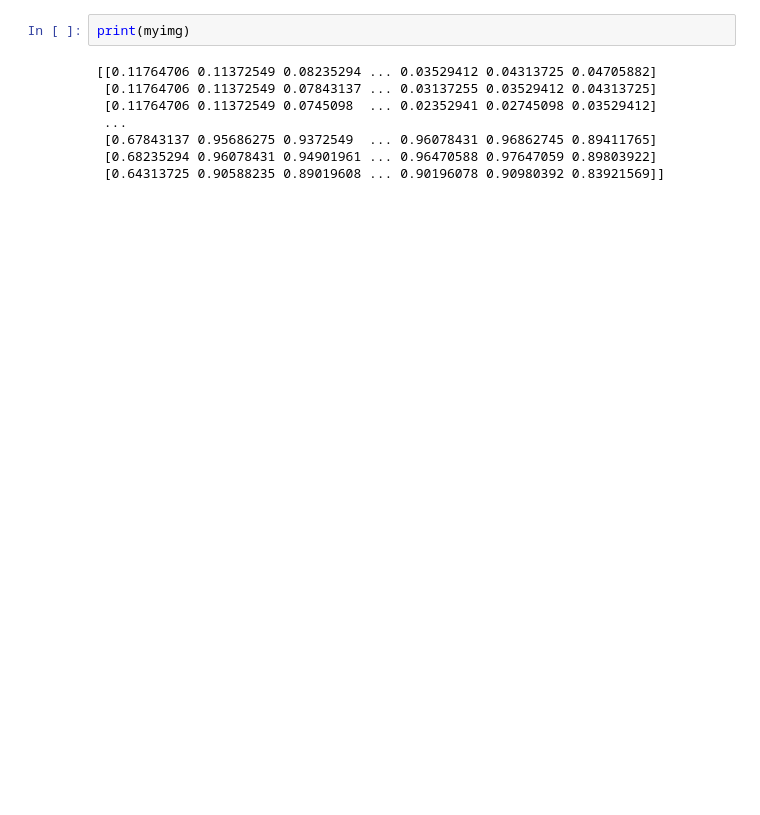
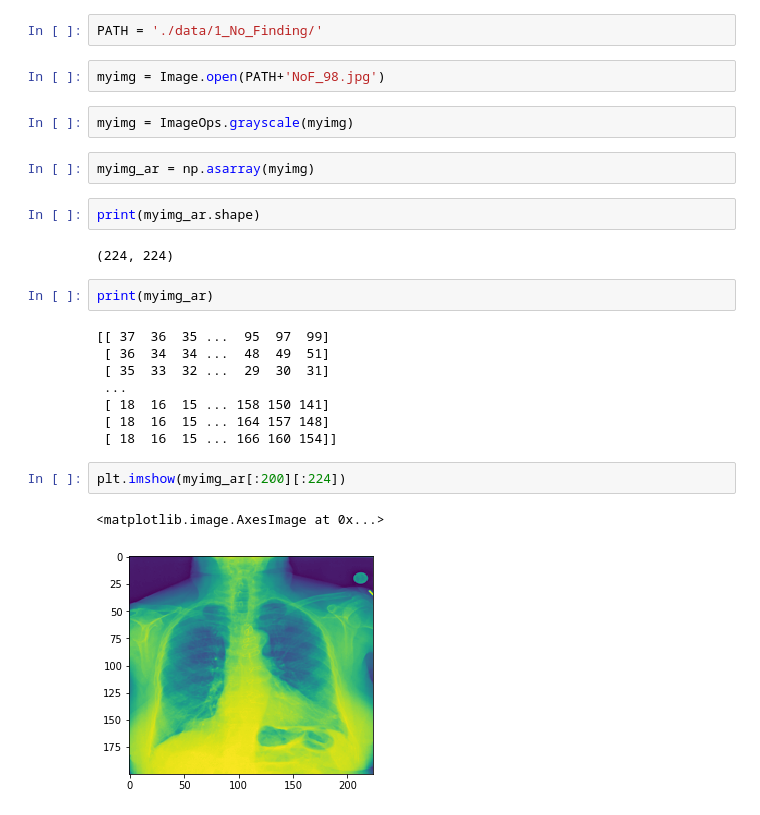
Before and after one commit to RioRocker97/myAI_Project, a Jupyter notebook: Clean_Image.ipynb, the cells around one changed output. Saved outputs shown, nothing was run; the diff lists cells and outputs as text; blank space fills up the shorter version.

```diff
--- a/Clean_Image.ipynb
+++ b/Clean_Image.ipynb
@@ -24,10 +7,27 @@ Text(0.5, 1.0, 'Example 2')
+# %%
+PATH = './data/1_No_Finding/'
+# %%
+myimg = Image.open(PATH+'NoF_98.jpg')
+# %%
+myimg = ImageOps.grayscale(myimg)
+# %%
+myimg_ar = np.asarray(myimg)
+# %%
+print(myimg_ar.shape)
+# %% [output]
+(224, 224)
 # %%
-print(myimg)
+print(myimg_ar)
 # %% [output]
-[[0.11764706 0.11372549 0.08235294 ... 0.03529412 0.04313725 0.04705882]
- [0.11764706 0.11372549 0.07843137 ... 0.03137255 0.03529412 0.04313725]
- [0.11764706 0.11372549 0.0745098  ... 0.02352941 0.02745098 0.03529412]
+[[ 37  36  35 ...  95  97  99]
+ [ 36  34  34 ...  48  49  51]
+ [ 35  33  32 ...  29  30  31]
  ...
- [0.67843137 0.95686275 0.9372549  ... 0.96078431 0.96862745 0.89411765]
- [0.68235294 0.96078431 0.94901961 ... 0.96470588 0.97647059 0.89803922]
- [0.64313725 0.90588235 0.89019608 ... 0.90196078 0.90980392 0.83921569]]
+ [ 18  16  15 ... 158 150 141]
+ [ 18  16  15 ... 164 157 148]
+ [ 18  16  15 ... 166 160 154]]
+# %%
+plt.imshow(myimg_ar[:200][:224])
+# %% [output]
+<matplotlib.image.AxesImage at 0x...>
+[figure, added]
```
Also changed, not shown: parts of 4 cells of this notebook, 4 other files.
